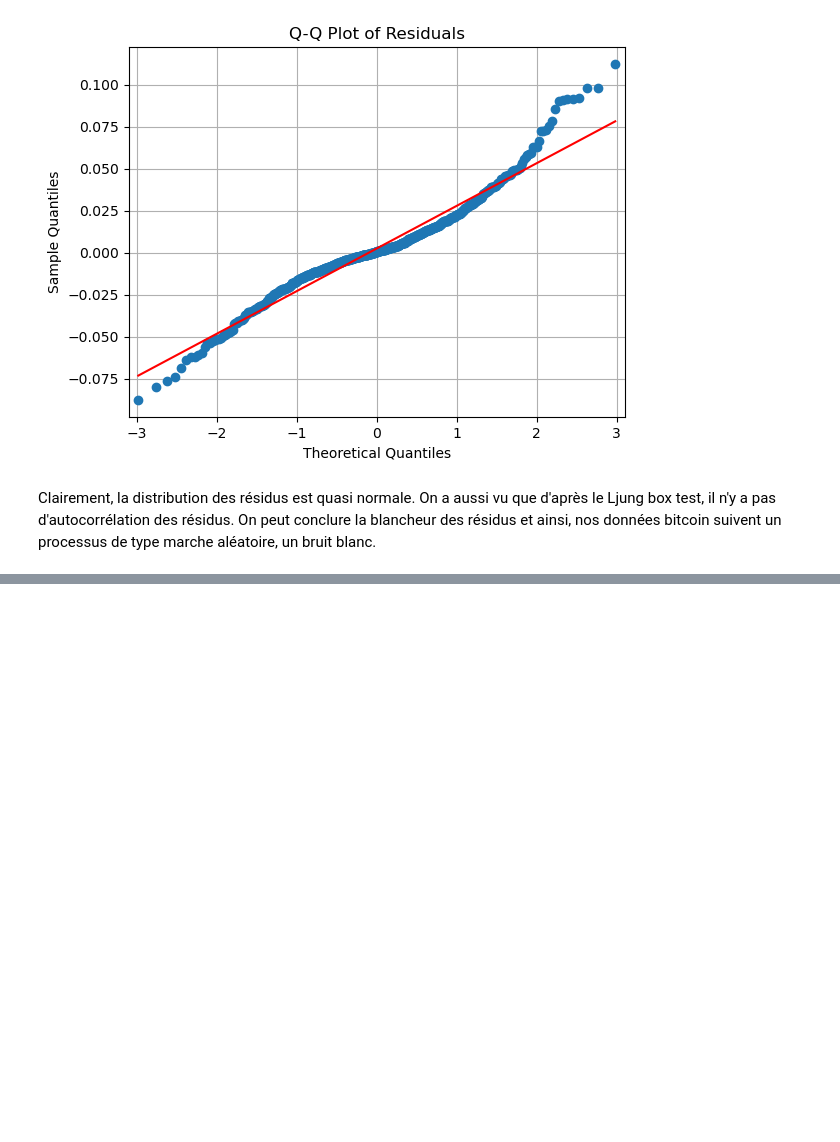
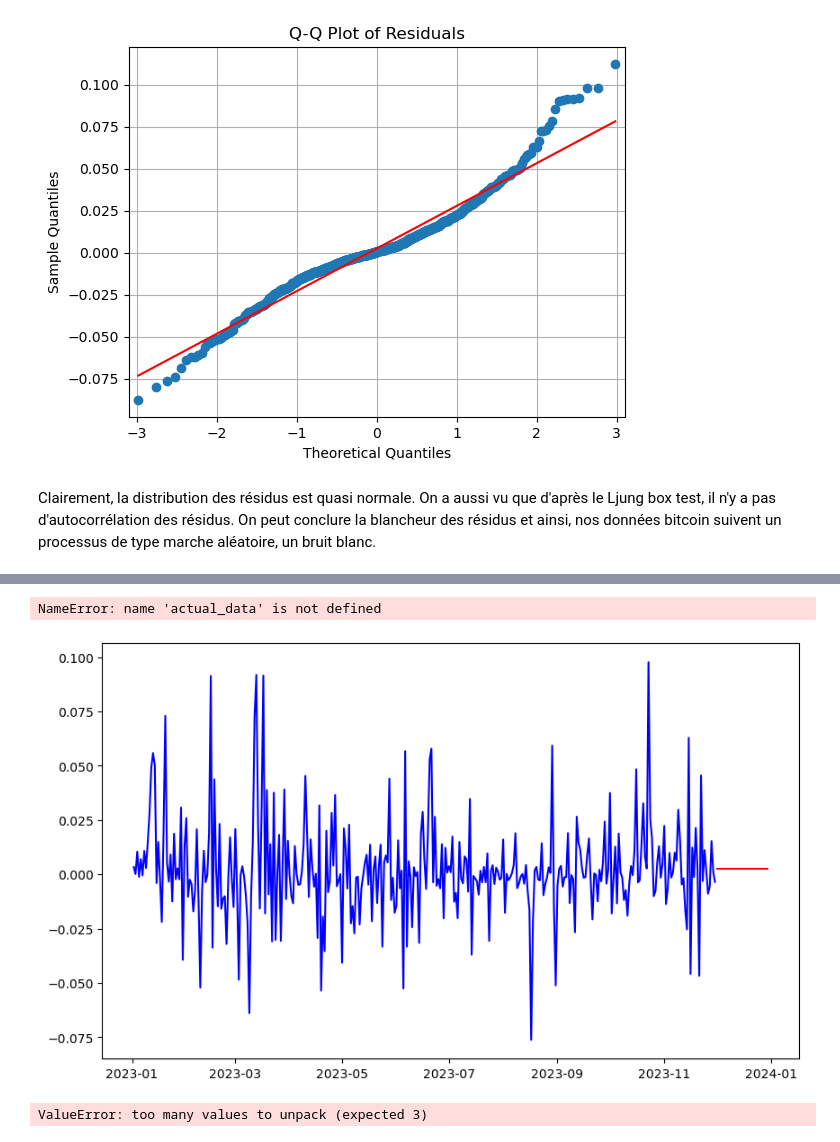
Before and after one commit to willyafalin/cryptocurrency_prediction, a Jupyter notebook: arma.ipynb, the cells around one changed output, grey strips where cells are left out. Drawn from its saved outputs; the diff is of its cells as text; code cells hidden in the pictures; blank space fills up the shorter version.

```diff
--- a/arma.ipynb
+++ b/arma.ipynb
@@ -313,10 +435,69 @@ Clairement, la distribution des résidus est quasi normale. On a aussi vu que d'
+# %%
+import matplotlib.pyplot as plt
+import pandas as pd
+
+# Forecast steps and model
+forecast_steps = 30  # Forecast for the next 30 days
+forecast = model_fit.forecast(steps=forecast_steps)
+
+# Generate forecast index for plotting
+forecast_index = pd.date_range(start=series.index[-1] + pd.Timedelta(days=1), periods=forecast_steps, freq='D')
+
+# Plot the actual data (up to the point of forecasting)
+plt.figure(figsize=(10, 6))
+
+# Plot actual historical data (filtered series)
+plt.plot(series.index, series, label='Actual Data', color='blue')
+
+# Plot forecasted data
+plt.plot(forecast_index, forecast, label='Forecasted', color='red')
+
+# Optionally, add the actual realized data (if available) for the forecast period
+# Assuming `realized_data` is your actual data after the forecast period (you may need to filter the actual data)
+realized_data = actual_data.loc[forecast_index]  # Adjust this if necessary to get actual realized data
+plt.plot(forecast_index, realized_data, label='Actual Realized', color='green', linestyle='dashed')
+
+# Add labels and legend
+plt.title("ARIMA(0, 0, 0) Forecast with Actual Realized Data")
+plt.xlabel('Date')
+plt.ylabel('Log Close Difference')
+plt.legend()
+
+# Show the plot
+plt.show()
+# %% [output]
+NameError: name 'actual_data' is not defined
+[figure, added]
 # %%
-from statsmodels.tsa.arima.model import ARIMA
+import matplotlib.pyplot as plt
 import pandas as pd
-import numpy as np
-import matplotlib.pyplot as plt
 
-# Ensure the series is clean and ready for modeling
-series = data_cleaned['log_close_diff'].dropna()
+# Number of forecast steps (let's say you want to forecast 30 days ahead)
+forecast_steps = 30
 
-series.index = pd.to_datetime(series.index, errors='coerce')
+# Generate forecast values, standard error, and confidence intervals
+forecast, stderr, conf_int = model_fit.forecast(steps=forecast_steps, alpha=0.05)  # 95% Confidence Interval
+
+# Create a date range for the forecasted values, starting from the last date of the series
+forecast_index = pd.date_range(start=series.index[-1] + pd.Timedelta(days=1), periods=forecast_steps, freq='D')
+
+# Plot the actual data
+plt.figure(figsize=(12, 6))
+plt.plot(series.index, series, label='Actual Data', color='blue')
+
+# Plot the forecasted values
+plt.plot(forecast_index, forecast, label='Forecasted', color='red')
+
+# Plot the 95% confidence intervals
+plt.fill_between(forecast_index, conf_int[:, 0], conf_int[:, 1], color='red', alpha=0.3, label='95% Confidence Interval')
+
+# Add labels and title
+plt.title('ARIMA Model: Actual vs Forecasted Values with 95% Confidence Interval')
+plt.xlabel('Date')
+plt.ylabel('Log Close Difference')
+plt.legend()
+
+# Show plot
+plt.show()
+# %% [output]
+ValueError: too many values to unpack (expected 3)
```
Also changed, not shown: parts of 12 cells of this notebook.
